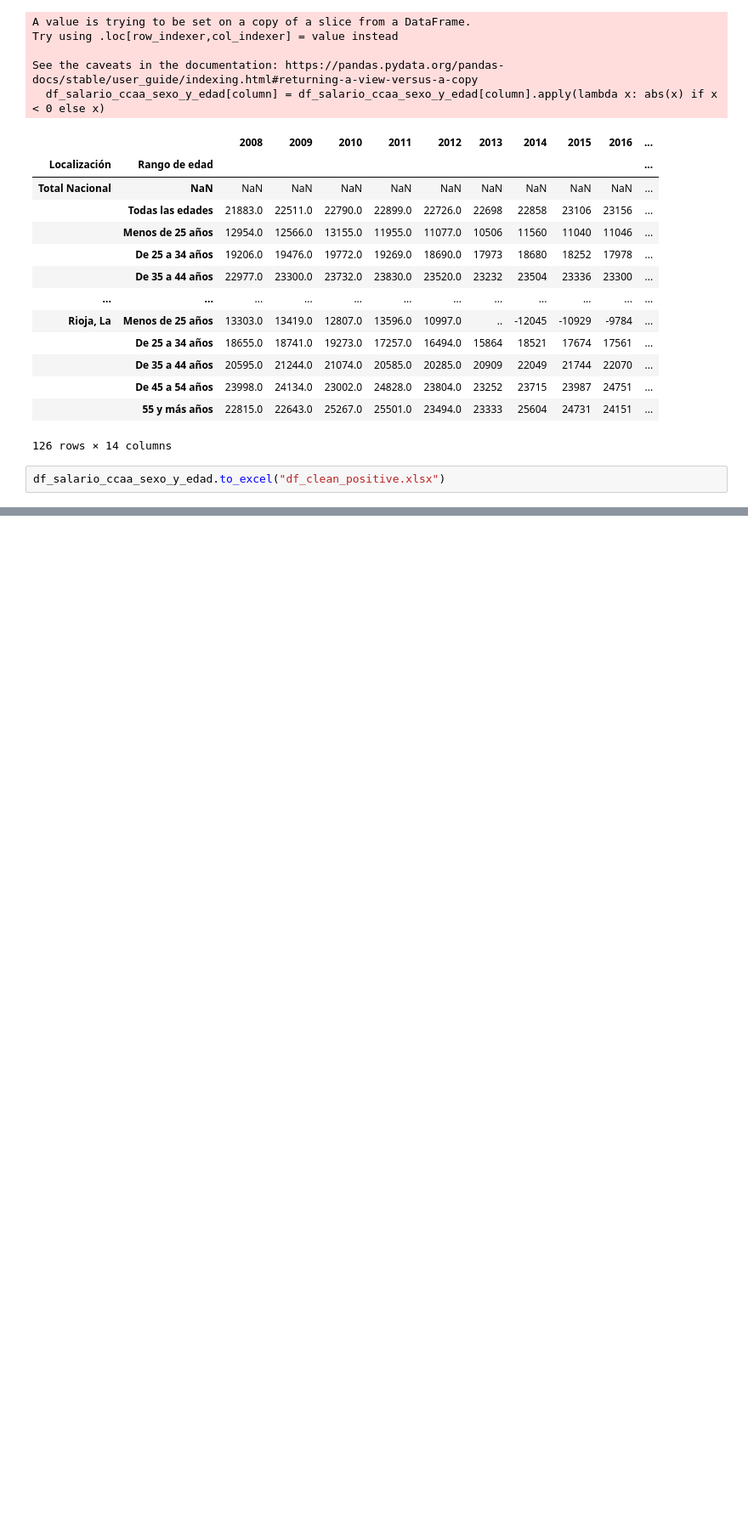
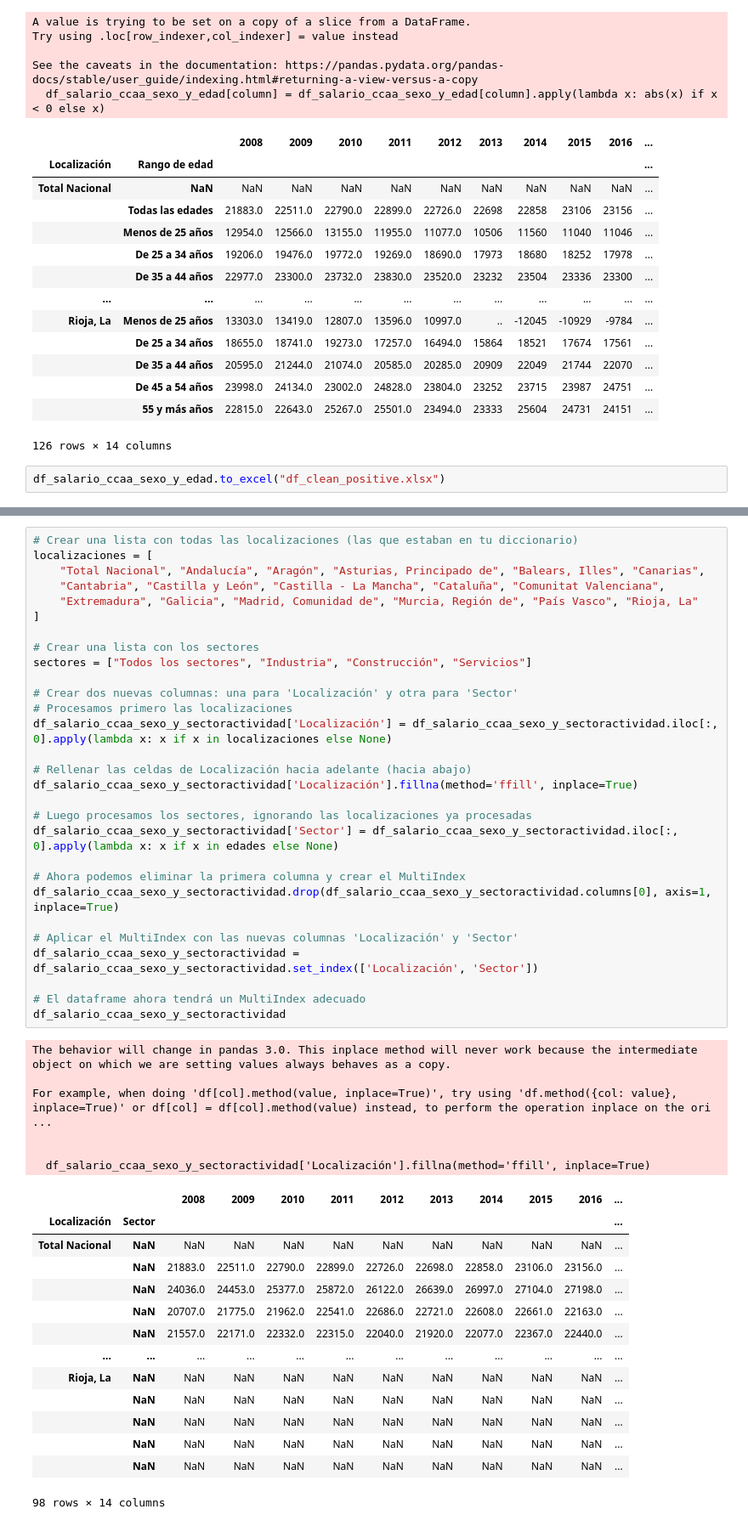
Before and after one commit to adrianbenitezrueda/first-project-data, a Jupyter notebook: adrian_main.ipynb, the cells around one changed output, grey strips where cells are left out. Shown: that part at 85% size. Drawn from its saved outputs; the diff is of its cells as text; blank space fills up the shorter version.

```diff
--- a/adrian_main.ipynb
+++ b/adrian_main.ipynb
@@ -203,0 +227,50 @@ df_salario_ccaa_sexo_y_edad.to_excel("df_clean_positive.xlsx")
+# %%
+# Crear una lista con todas las localizaciones (las que estaban en tu diccionario)
+localizaciones = [
+    "Total Nacional", "Andalucía", "Aragón", "Asturias, Principado de", "Balears, Illes", "Canarias",
+    "Cantabria", "Castilla y León", "Castilla - La Mancha", "Cataluña", "Comunitat Valenciana",
+    "Extremadura", "Galicia", "Madrid, Comunidad de", "Murcia, Región de", "País Vasco", "Rioja, La"
+]
+
+# Crear una lista con los sectores
+sectores = ["Todos los sectores", "Industria", "Construcción", "Servicios"]
+
+# Crear dos nuevas columnas: una para 'Localización' y otra para 'Sector'
+# Procesamos primero las localizaciones
+df_salario_ccaa_sexo_y_sectoractividad['Localización'] = df_salario_ccaa_sexo_y_sectoractividad.iloc[:, 0].apply(lambda x: x if x in localizaciones else None)
+
+# Rellenar las celdas de Localización hacia adelante (hacia abajo)
+df_salario_ccaa_sexo_y_sectoractividad['Localización'].fillna(method='ffill', inplace=True)
+
+# Luego procesamos los sectores, ignorando las localizaciones ya procesadas
+df_salario_ccaa_sexo_y_sectoractividad['Sector'] = df_salario_ccaa_sexo_y_sectoractividad.iloc[:, 0].apply(lambda x: x if x in edades else None)
+
+# Ahora podemos eliminar la primera columna y crear el MultiIndex
+df_salario_ccaa_sexo_y_sectoractividad.drop(df_salario_ccaa_sexo_y_sectoractividad.columns[0], axis=1, inplace=True)
+
+# Aplicar el MultiIndex con las nuevas columnas 'Localización' y 'Sector'
+df_salario_ccaa_sexo_y_sectoractividad = df_salario_ccaa_sexo_y_sectoractividad.set_index(['Localización', 'Sector'])
+
+# El dataframe ahora tendrá un MultiIndex adecuado
+df_salario_ccaa_sexo_y_sectoractividad
+# %% [output]
+The behavior will change in pandas 3.0. This inplace method will never work because the intermediate object on which we are setting values always behaves as a copy.
+
+For example, when doing 'df[col].method(value, inplace=True)', try using 'df.method({col: value}, inplace=True)' or df[col] = df[col].method(value) instead, to perform the operation inplace on the ori ...
+
+
+  df_salario_ccaa_sexo_y_sectoractividad['Localización'].fillna(method='ffill', inplace=True)
+|  |  | 2008 | 2009 | 2010 | 2011 | 2012 | 2013 | 2014 | 2015 | 2016 | ... |
+| Localización | Sector |  |  |  |  |  |  |  |  |  | ... |
+| Total Nacional | NaN | NaN | NaN | NaN | NaN | NaN | NaN | NaN | NaN | NaN | ... |
+|  | NaN | 21883.0 | 22511.0 | 22790.0 | 22899.0 | 22726.0 | 22698.0 | 22858.0 | 23106.0 | 23156.0 | ... |
+|  | NaN | 24036.0 | 24453.0 | 25377.0 | 25872.0 | 26122.0 | 26639.0 | 26997.0 | 27104.0 | 27198.0 | ... |
+|  | NaN | 20707.0 | 21775.0 | 21962.0 | 22541.0 | 22686.0 | 22721.0 | 22608.0 | 22661.0 | 22163.0 | ... |
+|  | NaN | 21557.0 | 22171.0 | 22332.0 | 22315.0 | 22040.0 | 21920.0 | 22077.0 | 22367.0 | 22440.0 | ... |
+| ... | ... | ... | ... | ... | ... | ... | ... | ... | ... | ... | ... |
+| Rioja, La | NaN | NaN | NaN | NaN | NaN | NaN | NaN | NaN | NaN | NaN | ... |
+|  | NaN | NaN | NaN | NaN | NaN | NaN | NaN | NaN | NaN | NaN | ... |
+|  | NaN | NaN | NaN | NaN | NaN | NaN | NaN | NaN | NaN | NaN | ... |
+|  | NaN | NaN | NaN | NaN | NaN | NaN | NaN | NaN | NaN | NaN | ... |
+|  | NaN | NaN | NaN | NaN | NaN | NaN | NaN | NaN | NaN | NaN | ... |
+98 rows × 14 columns
```
Also changed, not shown: parts of 4 cells of this notebook, 5 other files.
